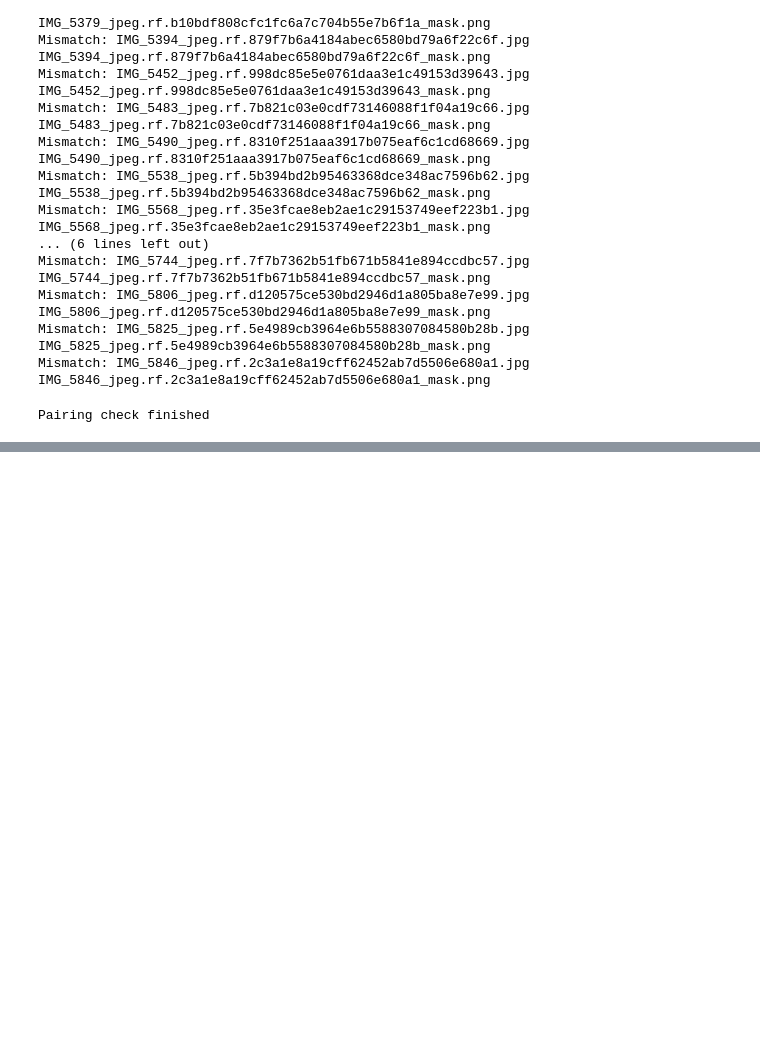
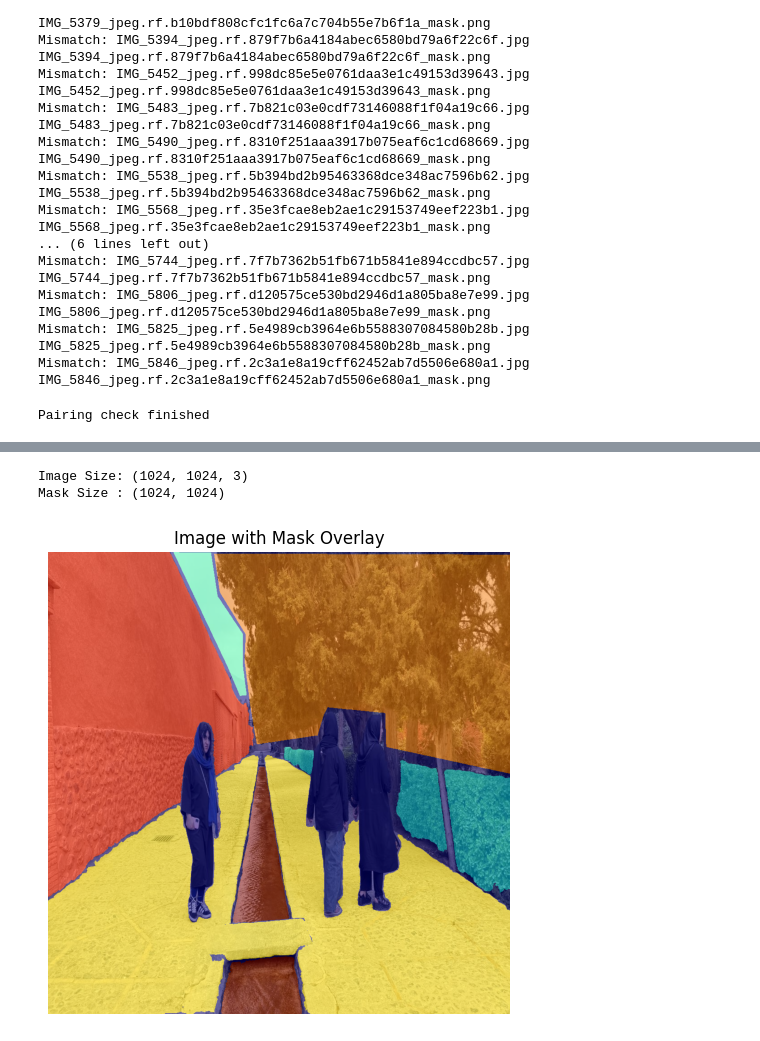
Before and after one commit to Hessam-Maniei/Persian_Garden_Segmentation_Analysis, a Jupyter notebook: notebookes/01_fin_garden_semantic_segmentation.ipynb, the cells around one changed output, grey strips where cells are left out. Saved outputs shown, nothing was run; the diff lists cells and outputs as text; code cells hidden in the pictures; blank space fills up the shorter version.

```diff
--- a/notebookes/01_fin_garden_semantic_segmentation.ipynb
+++ b/notebookes/01_fin_garden_semantic_segmentation.ipynb
@@ -224,21 +226,25 @@ ModuleNotFoundError: No module named 'sklearn'
 # %%
-# Visualize a sample from the training set to confirm splits and data integrity. Adjust the index to view different samples.
-idx = 7  # or any number within range
+idx = 7  # index within train_files
 
-img_name = image_files[idx]
+img_name = train_files[idx]
+mask_name = img_name.replace(".jpg", "_mask.png")
 
 img = Image.open(os.path.join(IMAGE_DIR, img_name)).convert("RGB")
-mask = Image.open(os.path.join(MASK_DIR, img_name)).convert("RGB")
+mask = Image.open(os.path.join(MASK_DIR, mask_name))
 
 print("Image Size:", np.array(img).shape)
 print("Mask Size :", np.array(mask).shape)
 
 plt.figure(figsize=(6,6))
 plt.imshow(img)
-plt.imshow(mask, alpha=0.6)
+plt.imshow(mask, cmap="jet", alpha=0.5)
 plt.title("Image with Mask Overlay")
 plt.axis("off")
 plt.show()
+# %% [output]
+Image Size: (1024, 1024, 3)
+Mask Size : (1024, 1024)
+[figure, added]
 # %%
 # Define the Dataset class for segmentation. This class will handle loading images and masks, applying transformations, and converting RGB masks to class indices based on the defined color map.
 #tensor conversion removed because we will apply tensor conversion after augmentation to avoid issues with albumentations and PyTorch tensor compatibility. The dataset class will now return augmented images and masks as numpy arrays, which can then be converted to tensors in the training loop or after augmentation.
```
Also changed, not shown: parts of 9 cells of this notebook.
